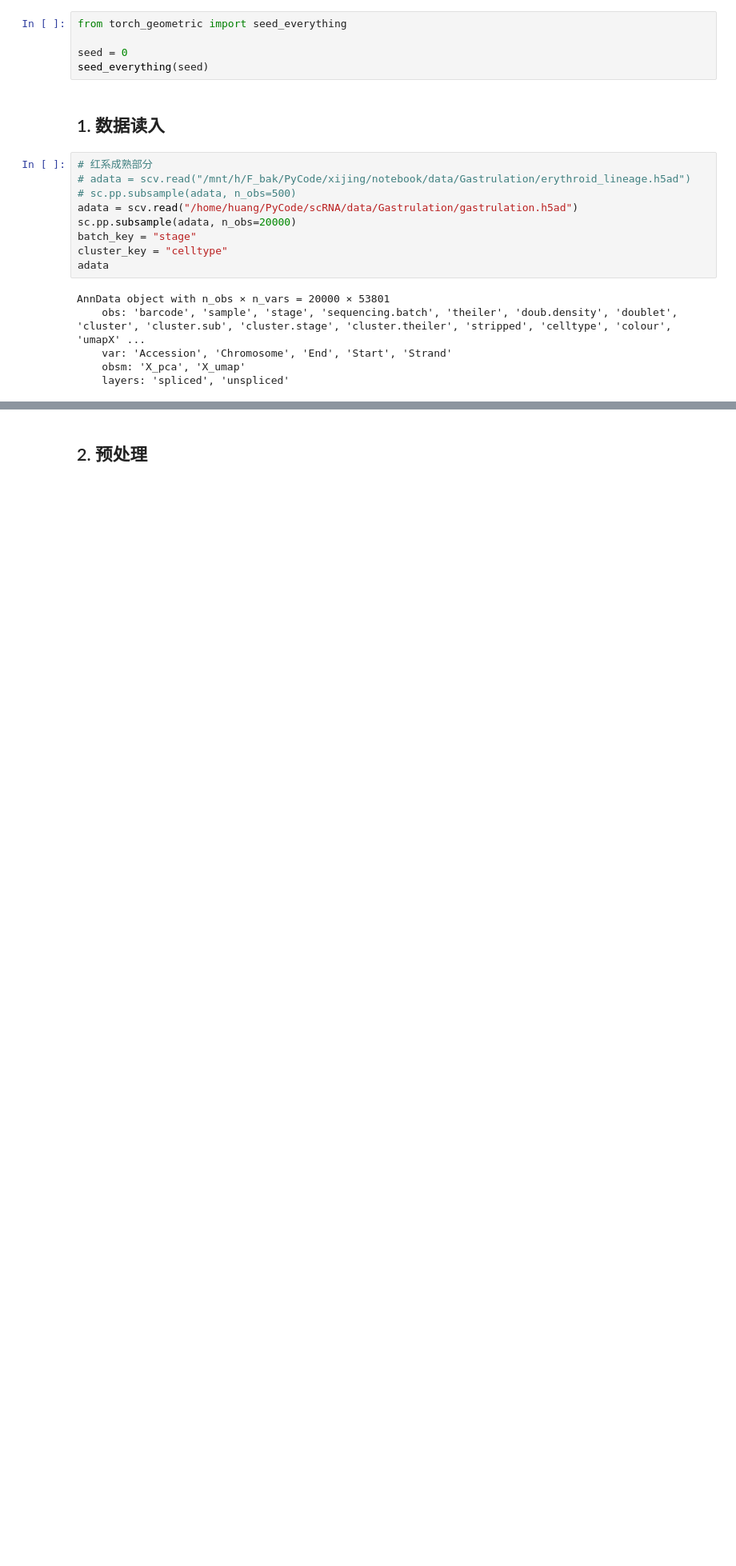
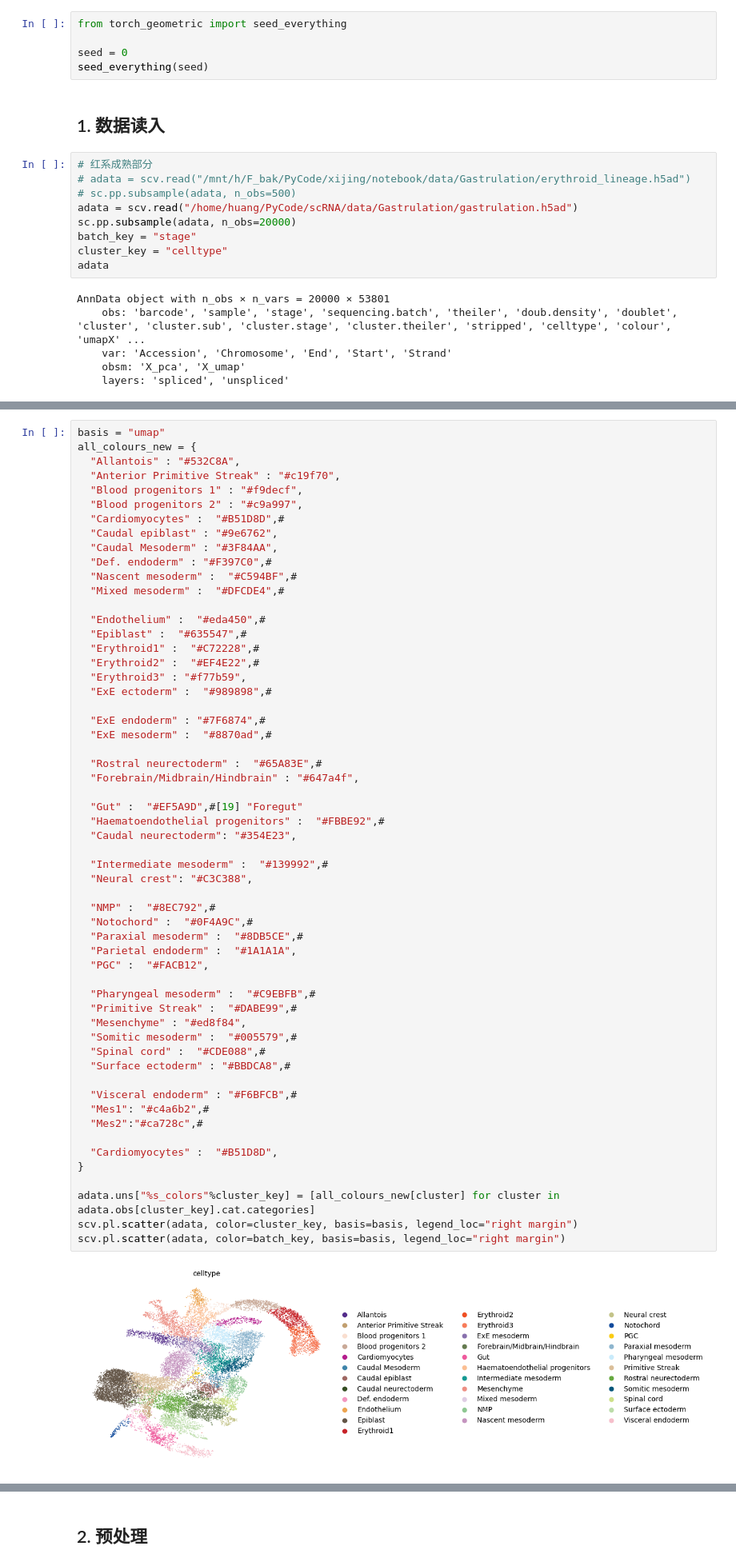
Before and after one commit to HuangDDU/velovgi_workstation, a Jupyter notebook: notebook/lab_server/23_04_27_06_gastrulation_速率估计.ipynb, the cells around one changed output, grey strips where cells are left out. Shown at 80% size. Cells and saved outputs as stored; diff of their text form; blank space fills up the shorter version.

```diff
--- a/notebook/lab_server/23_04_27_06_gastrulation_速率估计.ipynb
+++ b/notebook/lab_server/23_04_27_06_gastrulation_速率估计.ipynb
@@ -40,0 +34,59 @@ scv.pl.scatter(adata, color=batch_key, basis=basis, legend_loc="right margin")
+# %%
+basis = "umap"
+all_colours_new = {
+  "Allantois" : "#532C8A",
+  "Anterior Primitive Streak" : "#c19f70",
+  "Blood progenitors 1" : "#f9decf",
+  "Blood progenitors 2" : "#c9a997",
+  "Cardiomyocytes" :  "#B51D8D",#
+  "Caudal epiblast" : "#9e6762",
+  "Caudal Mesoderm" : "#3F84AA",
+  "Def. endoderm" : "#F397C0",#
+  "Nascent mesoderm" :  "#C594BF",#
+  "Mixed mesoderm" :  "#DFCDE4",#
+
+  "Endothelium" :  "#eda450",#
+  "Epiblast" :  "#635547",#
+  "Erythroid1" :  "#C72228",#
+  "Erythroid2" :  "#EF4E22",#
+  "Erythroid3" : "#f77b59",
+  "ExE ectoderm" :  "#989898",#
+
+  "ExE endoderm" : "#7F6874",#
+  "ExE mesoderm" :  "#8870ad",#
+
+  "Rostral neurectoderm" :  "#65A83E",#
+  "Forebrain/Midbrain/Hindbrain" : "#647a4f",
+
+  "Gut" :  "#EF5A9D",#[19] "Foregut"
+  "Haematoendothelial progenitors" :  "#FBBE92",#
+  "Caudal neurectoderm": "#354E23",
+
+  "Intermediate mesoderm" :  "#139992",#
+  "Neural crest": "#C3C388",
+
+  "NMP" :  "#8EC792",#
+  "Notochord" :  "#0F4A9C",#
+  "Paraxial mesoderm" :  "#8DB5CE",#
+  "Parietal endoderm" :  "#1A1A1A",
+  "PGC" :  "#FACB12",
+
+  "Pharyngeal mesoderm" :  "#C9EBFB",#
+  "Primitive Streak" :  "#DABE99",#
+  "Mesenchyme" : "#ed8f84",
+  "Somitic mesoderm" :  "#005579",#
+  "Spinal cord" :  "#CDE088",#
+  "Surface ectoderm" : "#BBDCA8",#
+
+  "Visceral endoderm" : "#F6BFCB",#
+  "Mes1": "#c4a6b2",#
+  "Mes2":"#ca728c",#
+
+  "Cardiomyocytes" :  "#B51D8D",
+}
+
+adata.uns["%s_colors"%cluster_key] = [all_colours_new[cluster] for cluster in adata.obs[cluster_key].cat.categories]
+scv.pl.scatter(adata, color=cluster_key, basis=basis, legend_loc="right margin")
+scv.pl.scatter(adata, color=batch_key, basis=basis, legend_loc="right margin")
+# %% [output]
+[figure, added]
```
Also changed, not shown: parts of 3 cells of this notebook, 8 other files.
